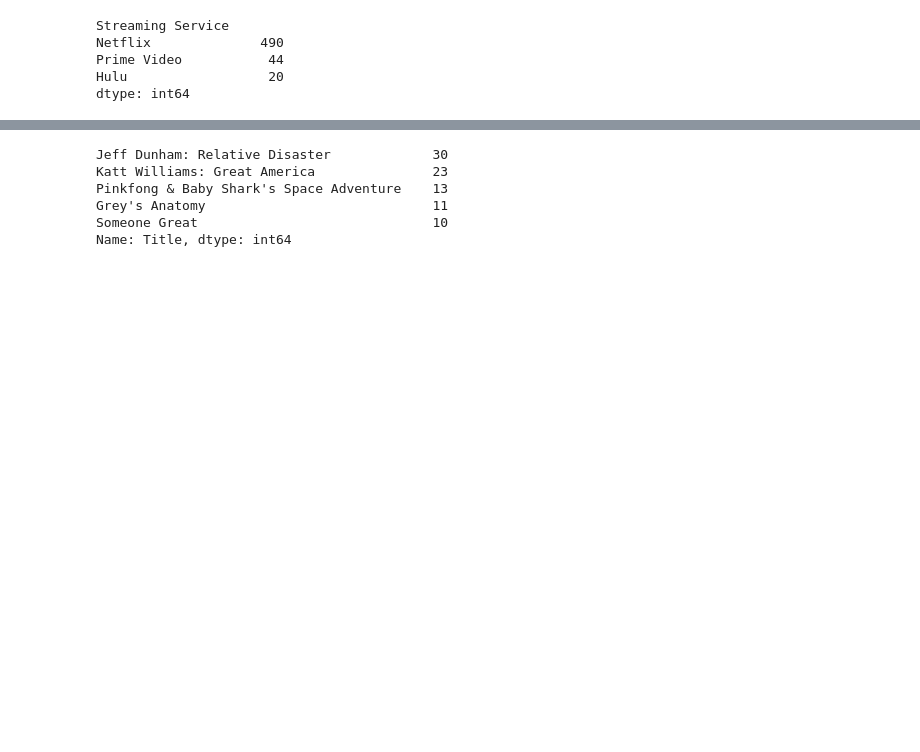
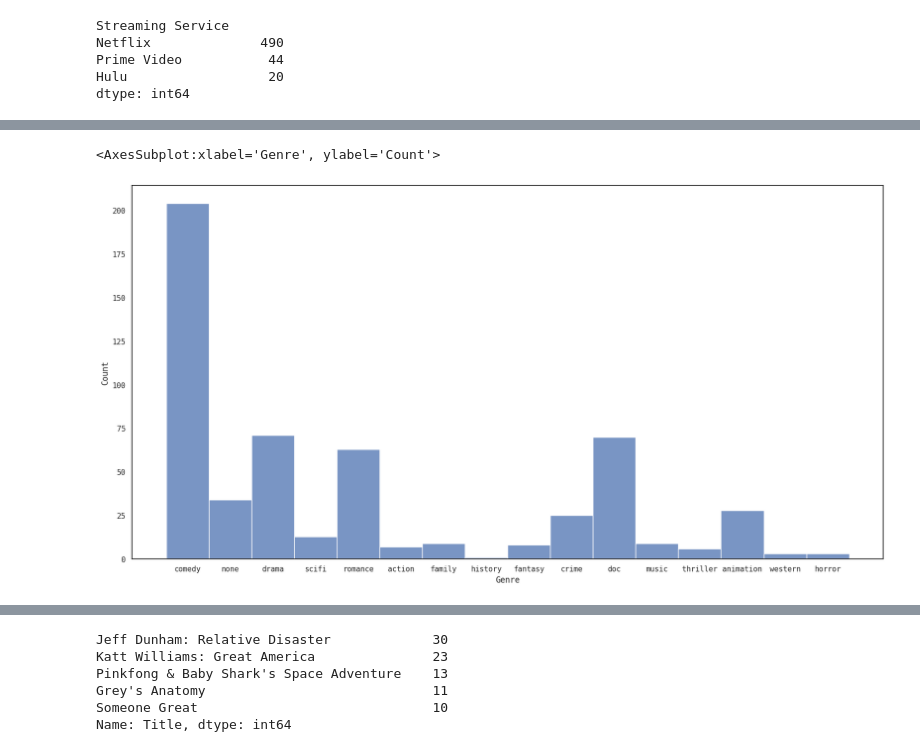
Before and after one commit to istarlet/netflix_viewing_habits, a Jupyter notebook: streaming_data.ipynb, the cells around one changed output, grey strips where cells are left out. Drawn from its saved outputs; the diff is of its cells as text; code cells hidden in the pictures; blank space fills up the shorter version.

Commit message:
Get Genres

```diff
--- a/streaming_data.ipynb
+++ b/streaming_data.ipynb
@@ -11,4 +9,10 @@ from functools import reduce
 from datetime import datetime
+# %%
+# Setup theme
+PALETTE = 'magma'
+sns.set_theme(style="white")
+
+plt.rcParams["font.family"] = "monospace"
 # %%
 # Read CSV files in
 hulu = pd.read_csv("data/HuluViewingHistoryUpdated.csv")
@@ -404,0 +452,22 @@ dtype: int64
+# %%
+# Following code from https://www.kaggle.com/code/advaypatil/netflix-movies-and-popularity
+
+def transform_genres(row):
+  parsed = (str(row)[1:-1]).split(",")
+
+  for i in range(len(parsed)):
+    parsed[i] = parsed[i].strip()[1:-1]
+
+  for i in parsed:
+    if i not in genres.keys():
+      genres[i] = 0
+      continue
+    genres[i] += 1
+
+  return parsed[0] if parsed[0] != '' else 'none'
+# %%
+# Following code from https://www.kaggle.com/code/advaypatil/netflix-movies-and-popularity
+
+# Perform the transformation
+data_combined["Genre"] = data_combined.Genres.map(transform_genres)
+data_combined['Genre'].value_counts()
@@ -404,0 +492,9 @@ dtype: int64
+# %%
+# Following code from https://www.kaggle.com/code/advaypatil/netflix-movies-and-popularity
+
+data_combined.Genre.replace(to_replace='documentation', value='doc', inplace=True)
+plt.figure(figsize=(20,10))
+sns.histplot(data_combined.Genre)
+# %% [output]
+<AxesSubplot:xlabel='Genre', ylabel='Count'>
+[figure, added]
```
Also changed, not shown: parts of 7 cells of this notebook.
